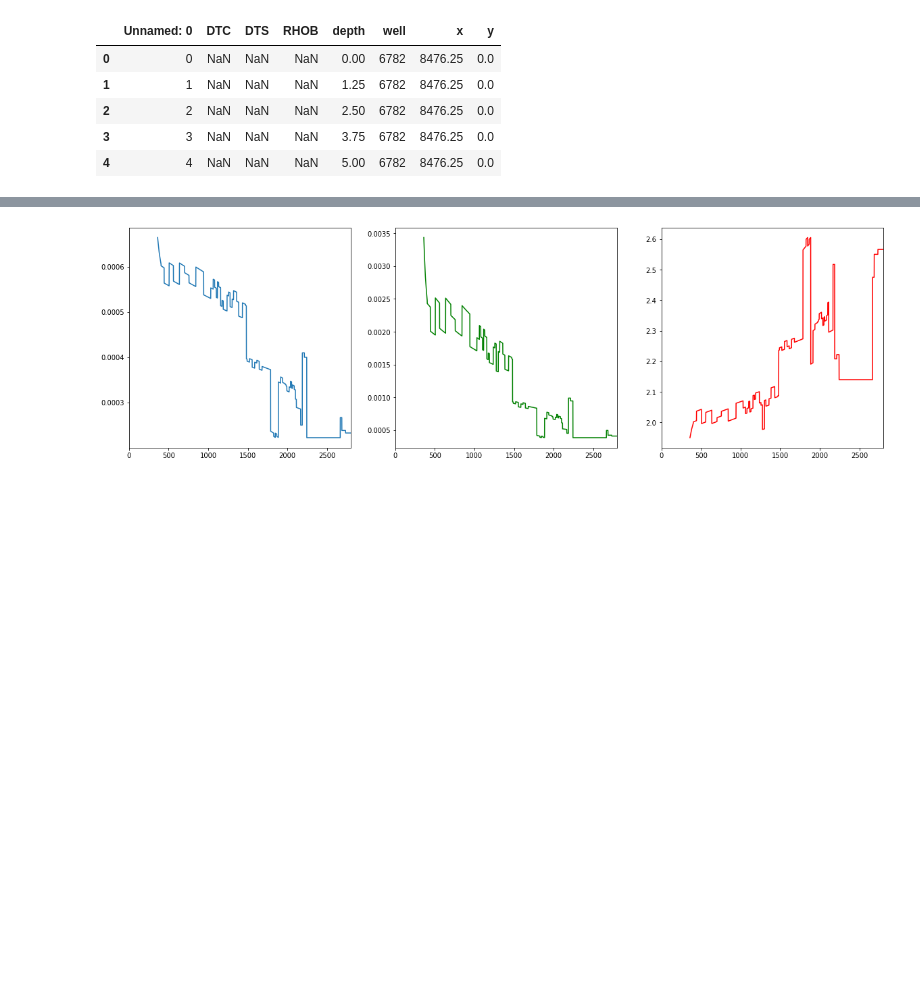
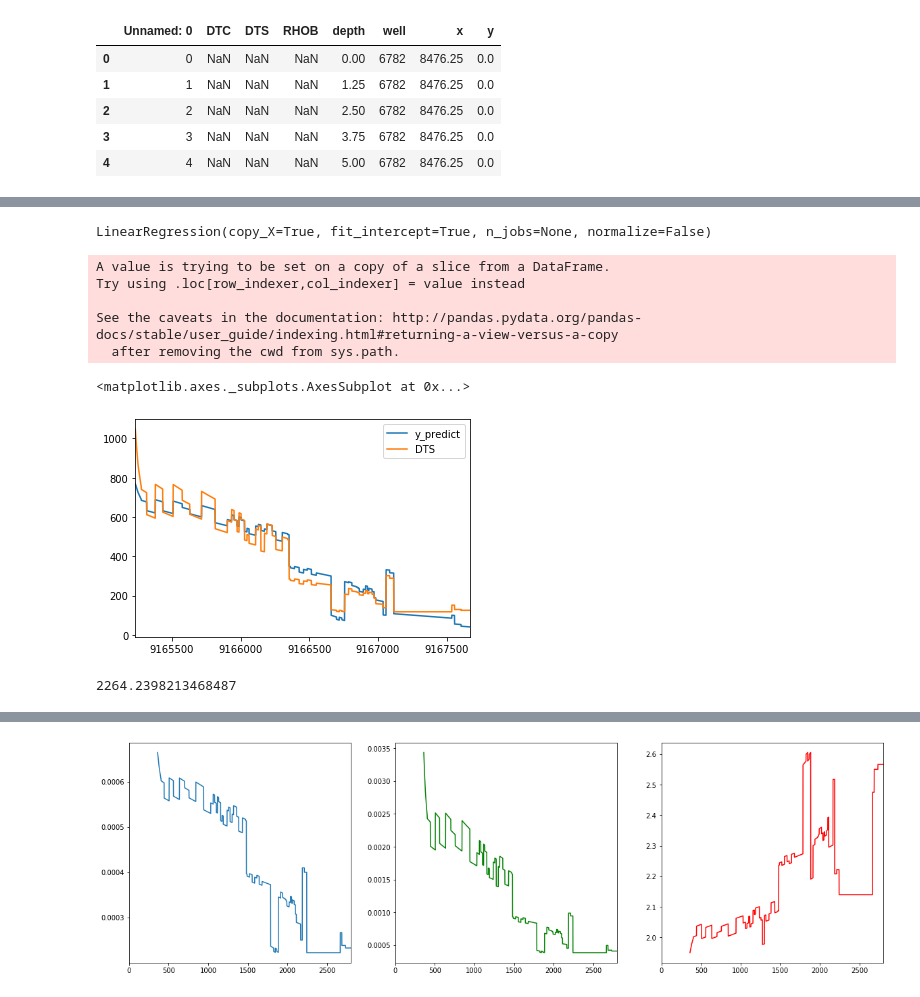
Before and after one commit to dorranh/log-curve-predict, a Jupyter notebook: curve/data_modeling.ipynb, the cells around one changed output, grey strips where cells are left out. Drawn from its saved outputs; the diff is of its cells as text; code cells hidden in the pictures; blank space fills up the shorter version.

```diff
--- a/curve/data_modeling.ipynb
+++ b/curve/data_modeling.ipynb
@@ -26,0 +26,5 @@ data_123.to_csv('D:/data_123_synthetic.csv')
+# %%
+#Get a random assortment of data
+#Try to predict one single well
+
+test = data[data.well == 1]
@@ -27,3 +33,5 @@ data_123.to_csv('D:/data_123_synthetic.csv')
+# %%
+train_sample = train.sample(100000)
 # %%
 features = ['DTC', 'depth','RHOB', 'x', 'y']
 target = ['DTS']
@@ -42,0 +38,33 @@ y_test_pred = reg.predict(X_test)
+# %%
+
+X = train_sample[features]
+y = train_sample[target]
+# %%
+from sklearn import linear_model
+
+
+reg = linear_model.LinearRegression(fit_intercept=True)
+reg.fit(X, y)
+# %% [output]
+LinearRegression(copy_X=True, fit_intercept=True, n_jobs=None, normalize=False)
+# %%
+%matplotlib inline
+
+y_test_pred = reg.predict(test[features])
+test['y_predict'] = y_test_pred
+#test_curve.head()
+test[['y_predict', 'DTS']].plot()
+# %% [output]
+A value is trying to be set on a copy of a slice from a DataFrame.
+Try using .loc[row_indexer,col_indexer] = value instead
+
+See the caveats in the documentation: http://pandas.pydata.org/pandas-docs/stable/user_guide/indexing.html#returning-a-view-versus-a-copy
+  after removing the cwd from sys.path.
+<matplotlib.axes._subplots.AxesSubplot at 0x...>
+[figure, added]
+# %%
+from sklearn.metrics import mean_squared_error
+
+mean_squared_error(y_test_pred, test.DTS)
+# %% [output]
+2264.2398213468487
```
Also changed, not shown: parts of 13 cells of this notebook, 1 other file.
